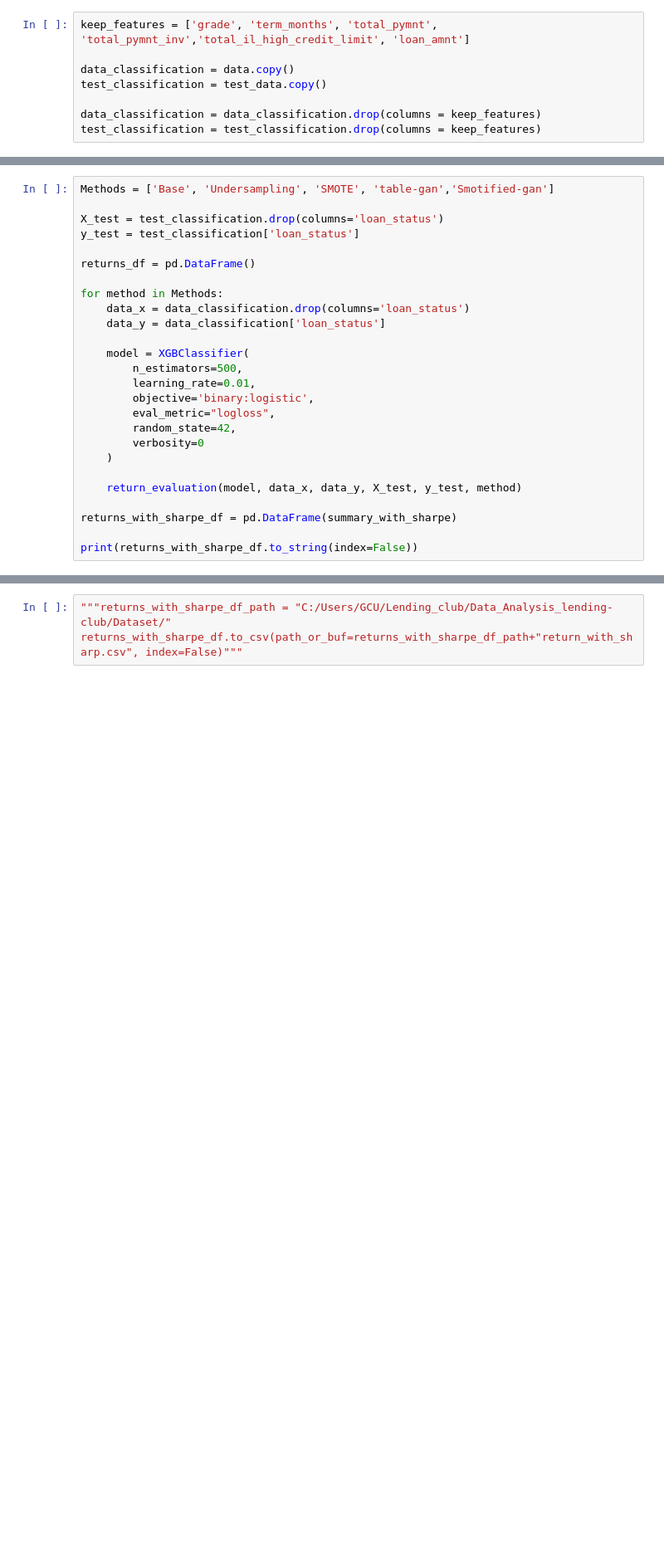
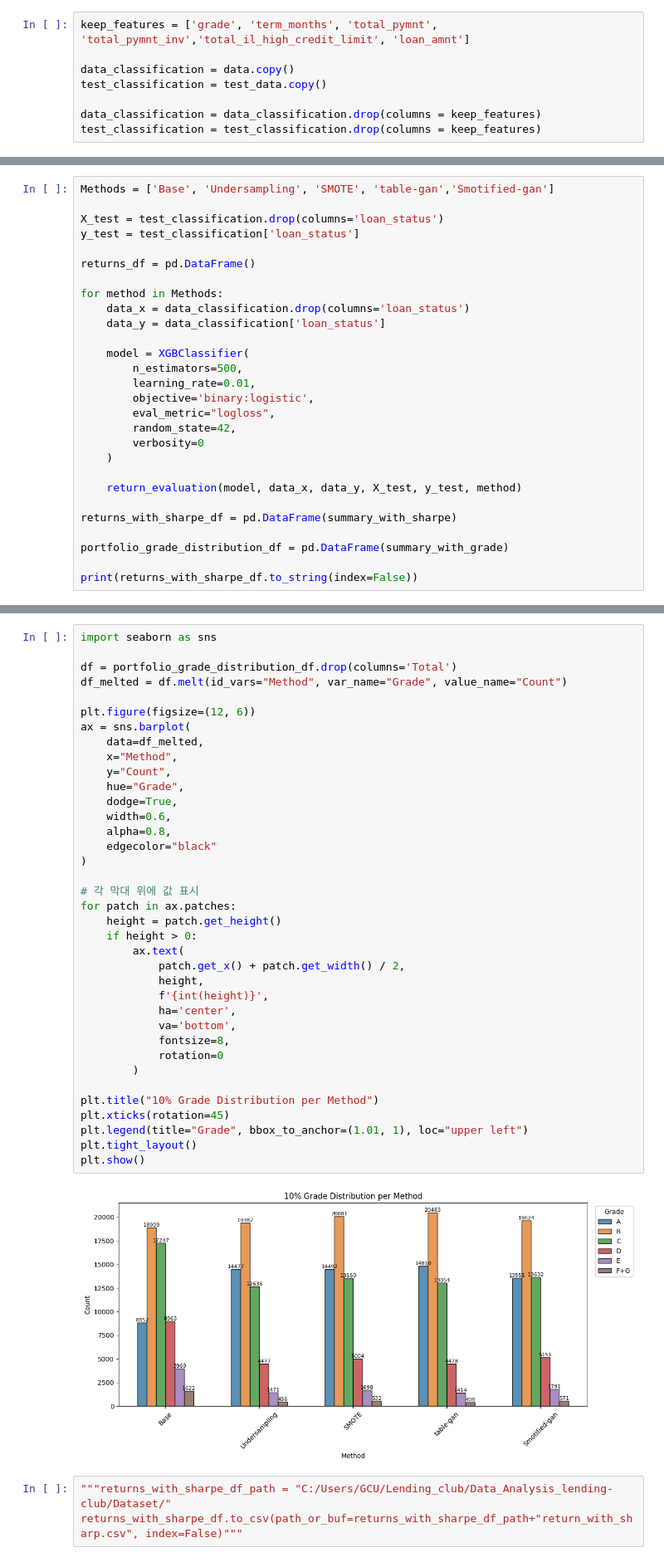
Before and after one commit to Seungminin/Data_Analysis_lending-club, a Jupyter notebook: Paper_code/smotified_portfolio.ipynb, the cells around one changed output, grey strips where cells are left out. Shown at 83% size. Drawn from its saved outputs; the diff is of its cells as text; blank space fills up the shorter version.

Commit message:
10% grade distribution per Method

```diff
--- a/Paper_code/smotified_portfolio.ipynb
+++ b/Paper_code/smotified_portfolio.ipynb
@@ -426,6 +446,8 @@ for method in Methods:
 
 returns_with_sharpe_df = pd.DataFrame(summary_with_sharpe)
 
+portfolio_grade_distribution_df = pd.DataFrame(summary_with_grade)
+
 print(returns_with_sharpe_df.to_string(index=False))
 # %% [output]
 Preprocessing method : Base
@@ -457,3 +488,42 @@ returns_with_sharpe_df.head()
+# %%
+import seaborn as sns
+
+df = portfolio_grade_distribution_df.drop(columns='Total')
+df_melted = df.melt(id_vars="Method", var_name="Grade", value_name="Count")
+
+plt.figure(figsize=(12, 6))
+ax = sns.barplot(
+    data=df_melted,
+    x="Method",
+    y="Count",
+    hue="Grade",
+    dodge=True,
+    width=0.6,
+    alpha=0.8,
+    edgecolor="black"
+)
+
+# 각 막대 위에 값 표시
+for patch in ax.patches:
+    height = patch.get_height()
+    if height > 0:
+        ax.text(
+            patch.get_x() + patch.get_width() / 2,
+            height,
+            f'{int(height)}',
+            ha='center',
+            va='bottom',
+            fontsize=8,
+            rotation=0
+        )
+
+plt.title("10% Grade Distribution per Method")
+plt.xticks(rotation=45)
+plt.legend(title="Grade", bbox_to_anchor=(1.01, 1), loc="upper left")
+plt.tight_layout()
+plt.show()
+# %% [output]
+[figure, added]
 # %%
 """returns_with_sharpe_df_path = "C:/Users/GCU/Lending_club/Data_Analysis_lending-club/Dataset/"
 returns_with_sharpe_df.to_csv(path_or_buf=returns_with_sharpe_df_path+"return_with_sharp.csv", index=False)"""
```
Also changed, not shown: parts of 5 cells of this notebook.
